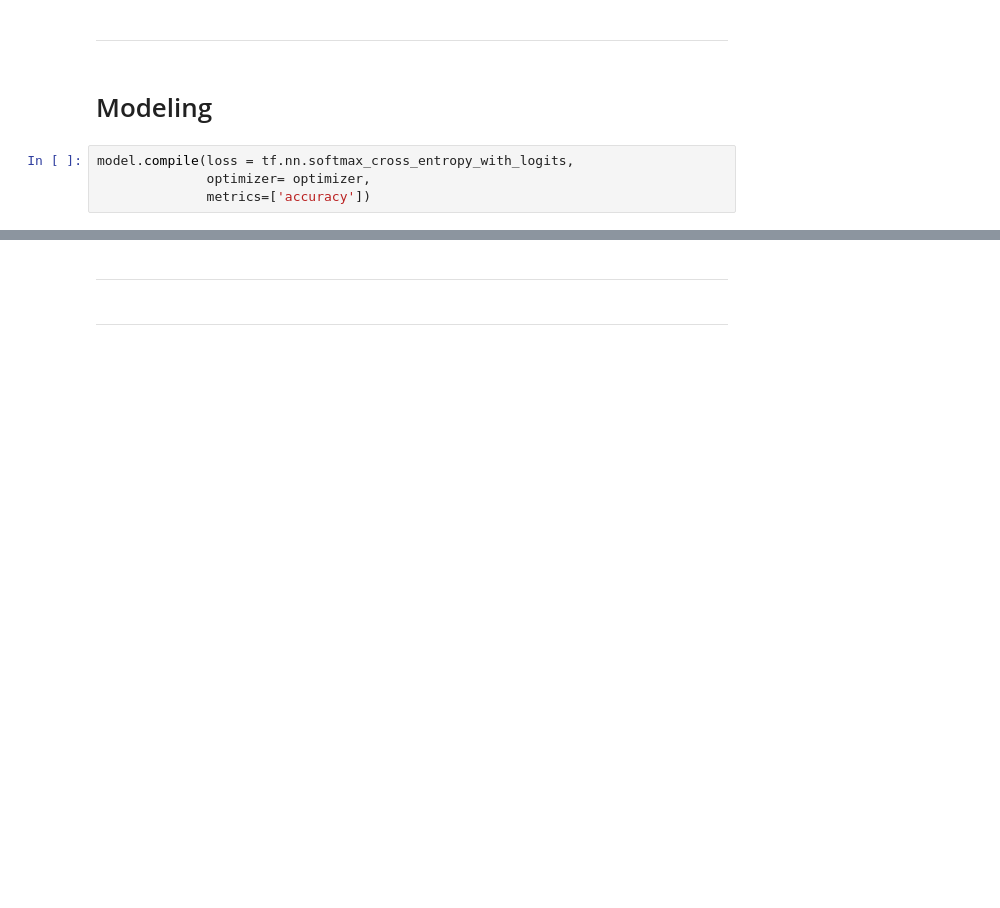
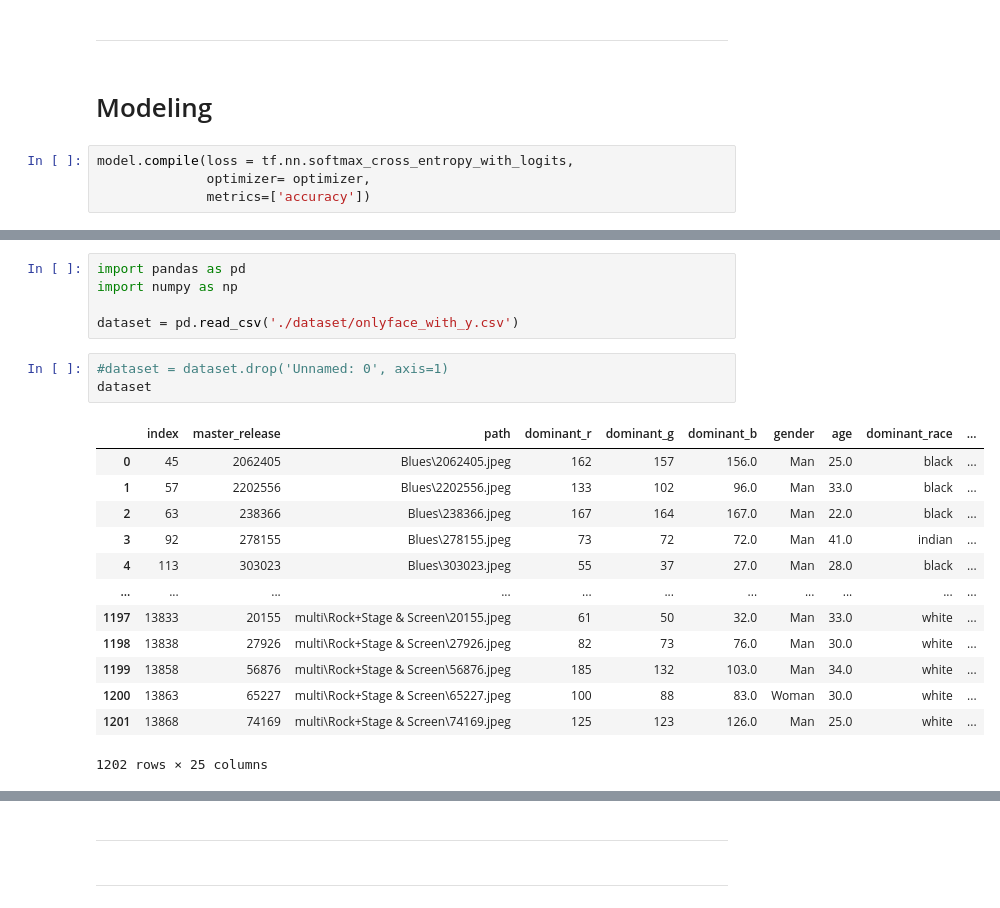
Before and after one commit to cid2rrrr/0220dbtest, a Jupyter notebook: test.ipynb, the cells around one changed output, grey strips where cells are left out. Drawn from its saved outputs; the diff is of its cells as text; blank space fills up the shorter version.

```diff
--- a/test.ipynb
+++ b/test.ipynb
@@ -667,0 +683,22 @@ optimizer = keras.optimizers.SGD(learning_rate=0.02, momentum=0.9)
+# %%
+import pandas as pd
+import numpy as np
+
+dataset = pd.read_csv('./dataset/onlyface_with_y.csv')
+# %%
+#dataset = dataset.drop('Unnamed: 0', axis=1)
+dataset
+# %% [output]
+|  | index | master_release | path | dominant_r | dominant_g | dominant_b | gender | age | dominant_race | ... |
+| 0 | 45 | 2062405 | Blues\2062405.jpeg | 162 | 157 | 156.0 | Man | 25.0 | black | ... |
+| 1 | 57 | 2202556 | Blues\2202556.jpeg | 133 | 102 | 96.0 | Man | 33.0 | black | ... |
+| 2 | 63 | 238366 | Blues\238366.jpeg | 167 | 164 | 167.0 | Man | 22.0 | black | ... |
+| 3 | 92 | 278155 | Blues\278155.jpeg | 73 | 72 | 72.0 | Man | 41.0 | indian | ... |
+| 4 | 113 | 303023 | Blues\303023.jpeg | 55 | 37 | 27.0 | Man | 28.0 | black | ... |
+| ... | ... | ... | ... | ... | ... | ... | ... | ... | ... | ... |
+| 1197 | 13833 | 20155 | multi\Rock+Stage & Screen\20155.jpeg | 61 | 50 | 32.0 | Man | 33.0 | white | ... |
+| 1198 | 13838 | 27926 | multi\Rock+Stage & Screen\27926.jpeg | 82 | 73 | 76.0 | Man | 30.0 | white | ... |
+| 1199 | 13858 | 56876 | multi\Rock+Stage & Screen\56876.jpeg | 185 | 132 | 103.0 | Man | 34.0 | white | ... |
+| 1200 | 13863 | 65227 | multi\Rock+Stage & Screen\65227.jpeg | 100 | 88 | 83.0 | Woman | 30.0 | white | ... |
+| 1201 | 13868 | 74169 | multi\Rock+Stage & Screen\74169.jpeg | 125 | 123 | 126.0 | Man | 25.0 | white | ... |
+1202 rows × 25 columns
```
Also changed, not shown: parts of 13 cells of this notebook, 1 other file.
